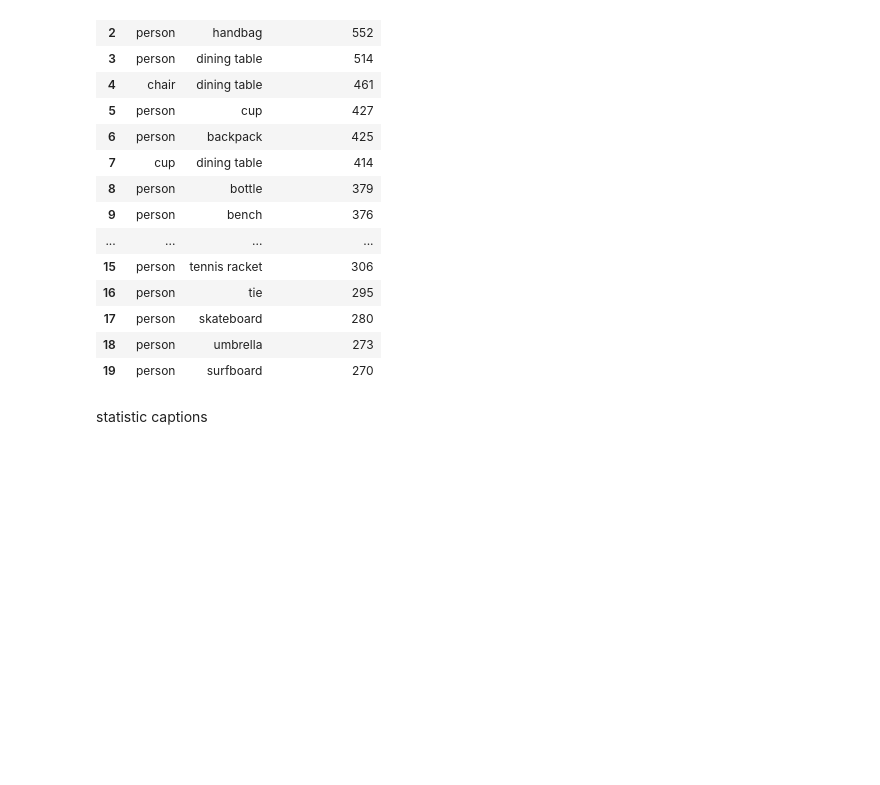
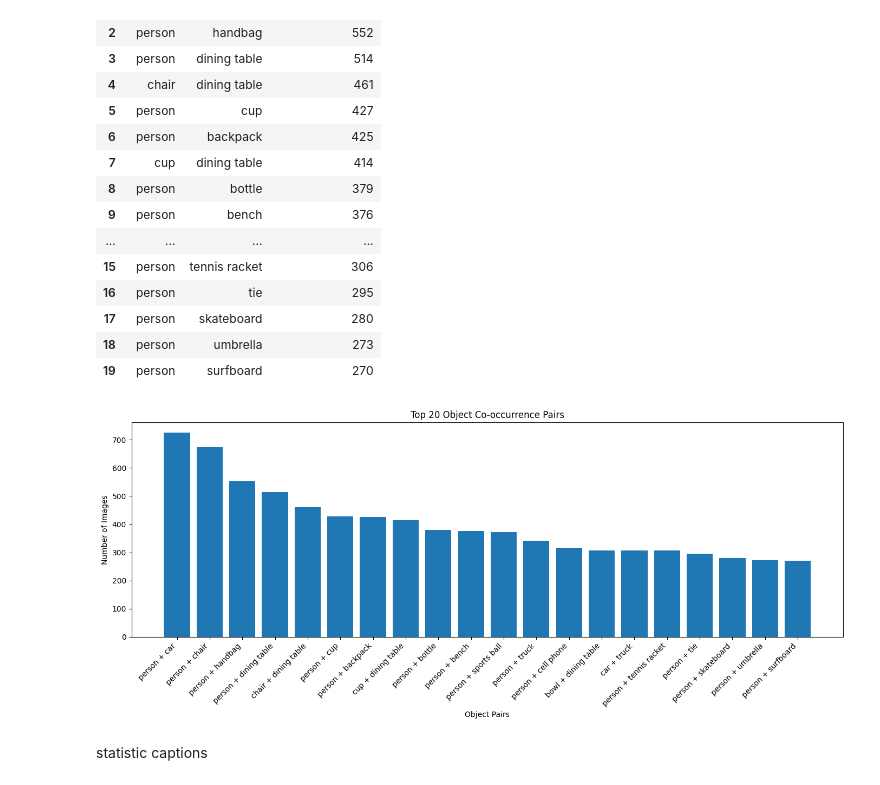
Before and after one commit to Ferielhmn/Image-treatment, a Jupyter notebook: Groupe21/notebook/data_exploration.ipynb, the cells around one changed output. Cells and saved outputs as stored; diff of their text form; code cells hidden in the pictures; blank space fills up the shorter version.

```diff
--- a/Groupe21/notebook/data_exploration.ipynb
+++ b/Groupe21/notebook/data_exploration.ipynb
@@ -303,6 +303,32 @@ display(df_cooccurrence)
 | 17 | person | skateboard | 280 |
 | 18 | person | umbrella | 273 |
 | 19 | person | surfboard | 270 |
+# %%
+
+import matplotlib.pyplot as plt
+
+df_plot = df_cooccurrence.copy()
+
+df_plot["object_pair"] = (
+    df_plot["object_1"] + " + " + df_plot["object_2"]
+)
+
+plt.figure(figsize=(14, 6))
+
+plt.bar(
+    df_plot["object_pair"],
+    df_plot["images_together"]
+)
+
+plt.xlabel("Object Pairs")
+plt.ylabel("Number of Images")
+plt.title("Top 20 Object Co-occurrence Pairs")
+
+plt.xticks(rotation=45, ha="right")
+plt.tight_layout()
+plt.show()
+# %% [output]
+[figure, added]
 # %% [markdown]
 statistic captions
 # %% [markdown]
```
Also changed, not shown: parts of 3 cells of this notebook, 1 other file.
